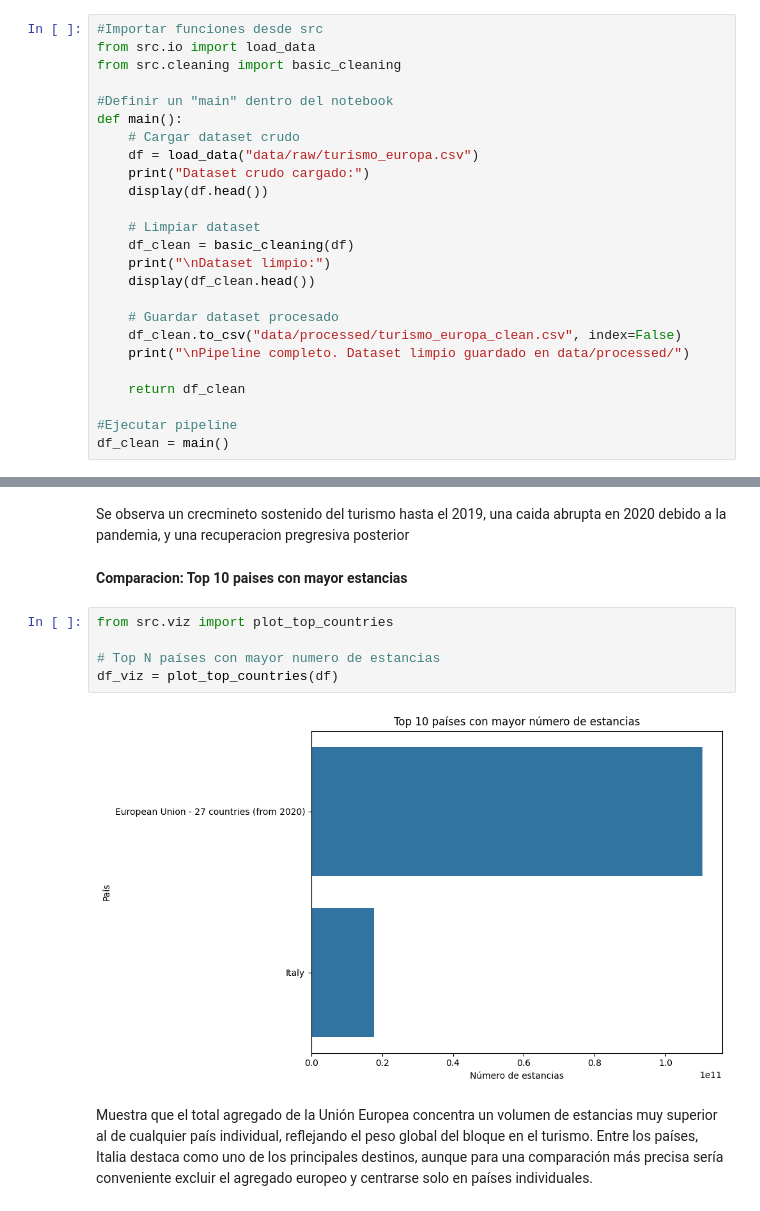
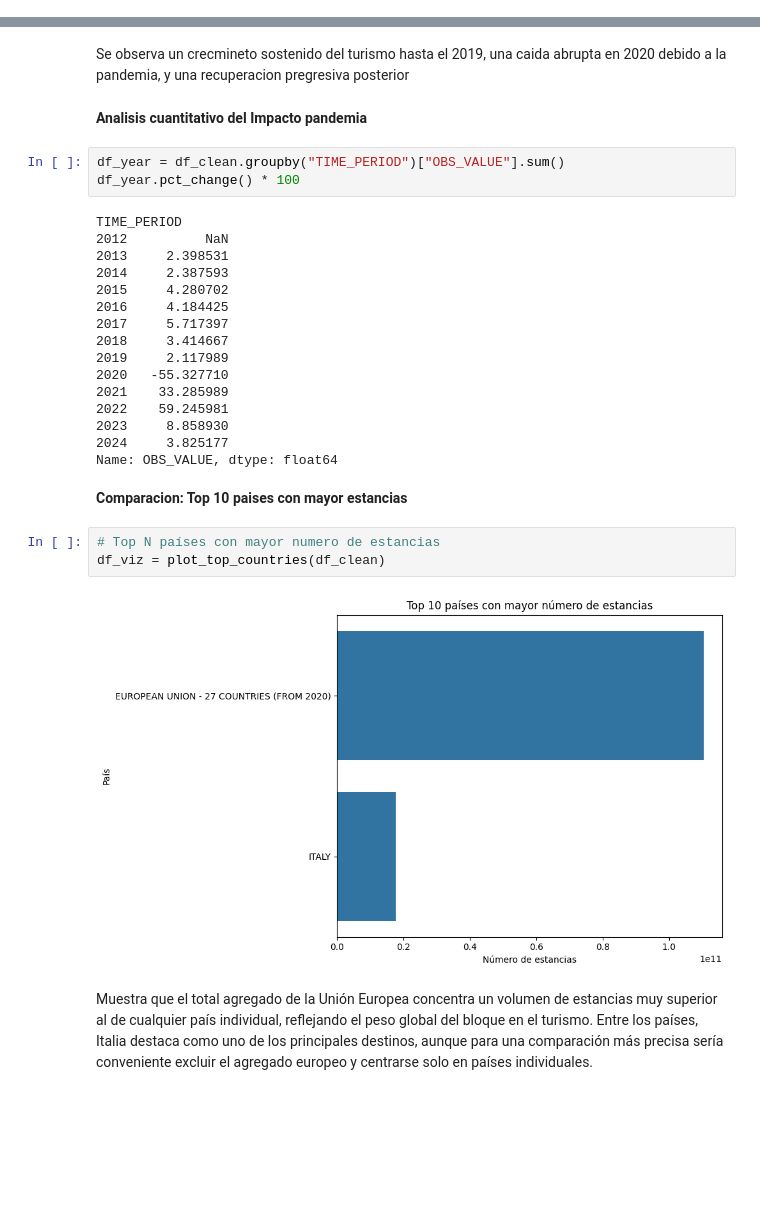
Before and after one commit to camilaru15/proyecto_turismo_Europa, a Jupyter notebook: notebooks/eda.ipynb, the cells around one changed output, grey strips where cells are left out. Drawn from its saved outputs; the diff is of its cells as text; blank space fills up the shorter version.

Commit message:
Correccion de la grafica de turismo nacional vs internacional, terminacion del notebook, comienzo del readme

```diff
--- a/notebooks/eda.ipynb
+++ b/notebooks/eda.ipynb
@@ -107,27 +140,2 @@ Se implementa un pipeline end-to-end sencillo para procesar el dataset. Primero
-# %%
-#Importar funciones desde src
-from src.io import load_data
-from src.cleaning import basic_cleaning
-
-#Definir un "main" dentro del notebook
-def main():
-    # Cargar dataset crudo
-    df = load_data("data/raw/turismo_europa.csv")
-    print("Dataset crudo cargado:")
-    display(df.head())
-
-    # Limpiar dataset
-    df_clean = basic_cleaning(df)
-    print("\nDataset limpio:")
-    display(df_clean.head())
-
-    # Guardar dataset procesado
-    df_clean.to_csv("data/processed/turismo_europa_clean.csv", index=False)
-    print("\nPipeline completo. Dataset limpio guardado en data/processed/")
-
-    return df_clean
-
-#Ejecutar pipeline
-df_clean = main()
 # %% [markdown]
 ## Features
@@ -179,15 +183,34 @@ df_viz = plot_tourism_by_year(df)
 [figure]
 # %% [markdown]
 Se observa un crecmineto sostenido del turismo hasta el 2019, una caida abrupta en 2020 debido a la pandemia, y una recuperacion pregresiva posterior
+# %% [markdown]
+**Analisis cuantitativo del Impacto pandemia**
+# %%
+df_year = df_clean.groupby("TIME_PERIOD")["OBS_VALUE"].sum()
+df_year.pct_change() * 100
+# %% [output]
+TIME_PERIOD
+2012          NaN
+2013     2.398531
+2014     2.387593
+2015     4.280702
+2016     4.184425
+2017     5.717397
+2018     3.414667
+2019     2.117989
+2020   -55.327710
+2021    33.285989
+2022    59.245981
+2023     8.858930
+2024     3.825177
+Name: OBS_VALUE, dtype: float64
 # %% [markdown]
 **Comparacion: Top 10 paises con mayor estancias**
 # %%
-from src.viz import plot_top_countries
-
 # Top N países con mayor numero de estancias
-df_viz = plot_top_countries(df)
+df_viz = plot_top_countries(df_clean)
 # %% [output]
-[figure, old version]
+[figure, new version]
 # %% [markdown]
 Muestra que el total agregado de la Unión Europea concentra un volumen de estancias muy superior al de cualquier país individual, reflejando el peso global del bloque en el turismo. Entre los países, Italia destaca como uno de los principales destinos, aunque para una comparación más precisa sería conveniente excluir el agregado europeo y centrarse solo en países individuales.
 # %% [markdown]
```
Also changed, not shown: parts of 18 cells of this notebook, 4 other files.
